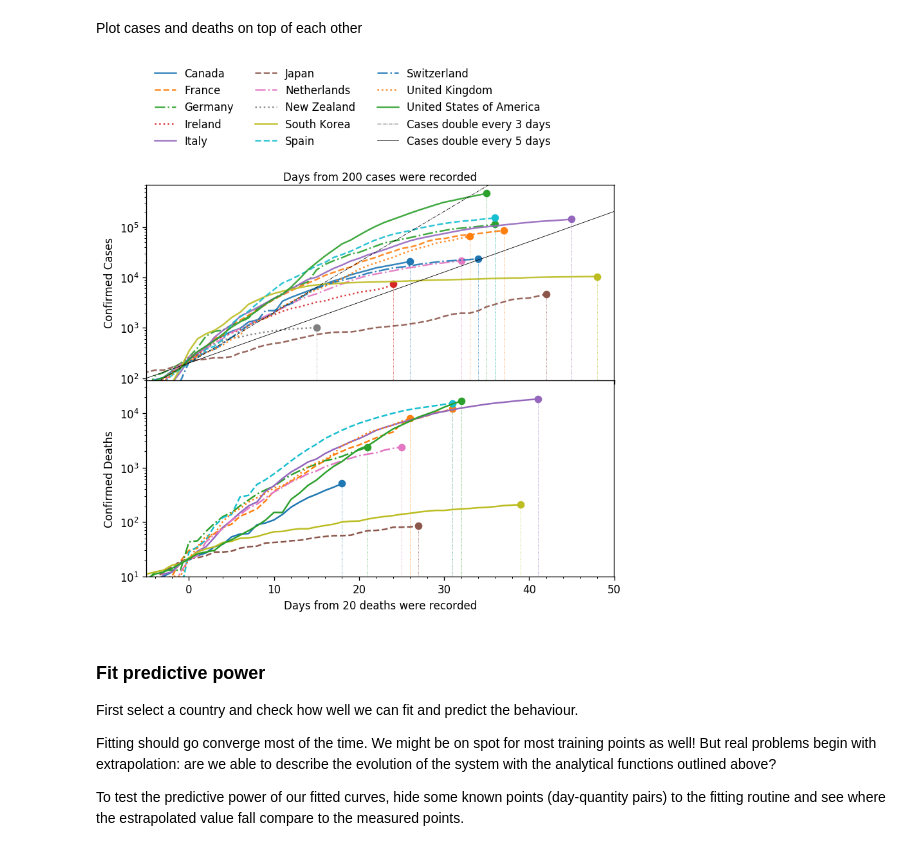
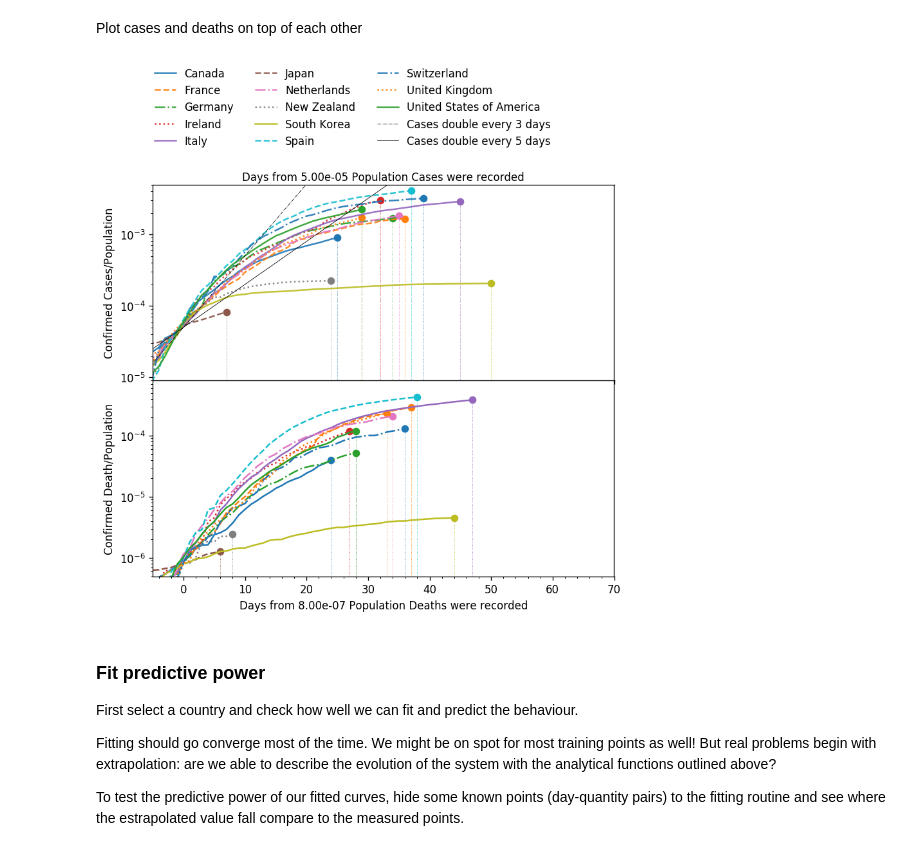
Before and after one commit to LamaKing/covid19-tracker, a Jupyter notebook: Monitor and Model COVID19 Spread.ipynb, the cells around one changed output. Saved outputs shown, nothing was run; the diff lists cells and outputs as text; code cells hidden in the pictures.

```diff
--- a/Monitor and Model COVID19 Spread.ipynb
+++ b/Monitor and Model COVID19 Spread.ipynb
@@ -451,7 +451,7 @@ if len(matches) != len(countries):
         if i not in [e['name'] for e in matches]:
             print("This is missing", i)
 # %%
-norm_flg = False
+norm_flg = True
 norm_opt = ''
 if norm_flg:
     norm_opt = 'n'
@@ -462,7 +462,7 @@ fig, (ax0, ax1) = plt.subplots(2,1,
                                dpi=120, figsize=(7,6),
                                sharex=True, gridspec_kw={'hspace': 0.})
 # Set days window
-day_min, day_max = -5, 50
+day_min, day_max = -5, 70
 
 # Barbaric index to match colors
 for ind, c_data in enumerate(matches):
@@ -495,7 +495,7 @@ for ind, c_data in enumerate(matches):
         ax0.set_ylabel("Confirmed Cases/Population")
     else:
         # Set appropiate window on y
-        ax0.set_ylim([90, 7e5]) # Adjust total number of cases in dataset!
+        ax0.set_ylim([90, 1e6]) # Adjust total number of cases in dataset!
         # Set axes labels
         ax0.set_xlabel("Days from %i cases were recorded"% cc_thold)
         ax0.set_ylabel("Confirmed Cases")
@@ -521,11 +521,11 @@ for ind, c_data in enumerate(matches):
     ax1.set_yscale('log')
     # ax.set_xlabel("Days from "+datetime.today().strftime("%A, %d %B %Y"))
     if norm_flg:
-        ax1.set_ylim([5e-7, 4e-4]) # Death/population
+        ax1.set_ylim([5e-7, 8e-4]) # Death/population
         ax1.set_xlabel("Days from %.2e Population Deaths were recorded" % cdn_thold)
         ax1.set_ylabel("Confirmed Death/Population")
     else:
-        ax1.set_ylim([1e1, 4e4]) # Total death
+        ax1.set_ylim([1e1, 8e4]) # Total death
         ax1.set_xlabel("Days from %i deaths were recorded" % cd_thold)
         ax1.set_ylabel("Confirmed Deaths")
 
@@ -536,34 +536,34 @@ for ind, c_data in enumerate(matches):
                color=cols[ind], linestyles=":", lw=0.5)
     ax1.scatter(c_t[-1]-delayd, c_dd[-1],
                 c=cols[ind])
     ax1.plot(c_t-delayd, c_dd,
              lss[ind], color=cols[ind])
 
 #-------------------------------------------------
 # EXPONENTIAL INCREASE
 #-------------------------------------------------
 expi_f1 = log(2)/3 # Increase factor dN/dt = expi_f N(t)
 expi_f2 = log(2)/5
 thold = cc_thold
 if norm_flg:
     thold = ccn_thold
 delay1 = log(thold)/expi_f1 # Set delay for exponential coherently with countries
 delay2 = log(thold)/expi_f2
 # Time line for expoenential
 dd = np.linspace(-200, len(c_t)+100, 300)
 ax0.plot(dd-delay1, np.exp(expi_f1*dd), "-.", color="black", lw=0.5,
          label="Cases double every %i days" % (log(2)/expi_f1))
 ax0.plot(dd-delay2, np.exp(expi_f2*dd), "-", color="black", lw=0.5,
          label="Cases double every %i days" % (log(2)/expi_f2))
 
 fig.legend(loc='lower left', bbox_to_anchor=(0.1, 1.01), ncol=3,
            borderaxespad=0, frameon=False
           )
 plt.tight_layout()
 plt.savefig("desc-covid-19_at_%s.png" % today, dpi=200, bbox_inches='tight')
 plt.show()
 # %% [output]
-[figure, old version]
+[figure, new version]
 # %% [markdown]
 ### Fit predictive power
 
```
Also changed, not shown: parts of 12 cells of this notebook, 1 other file.
